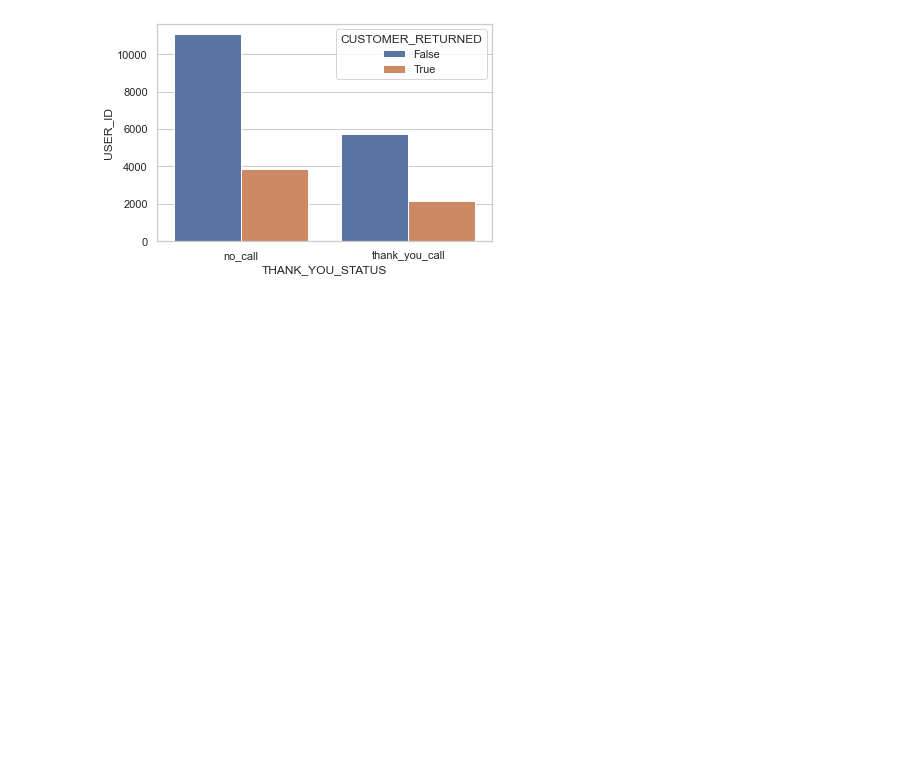
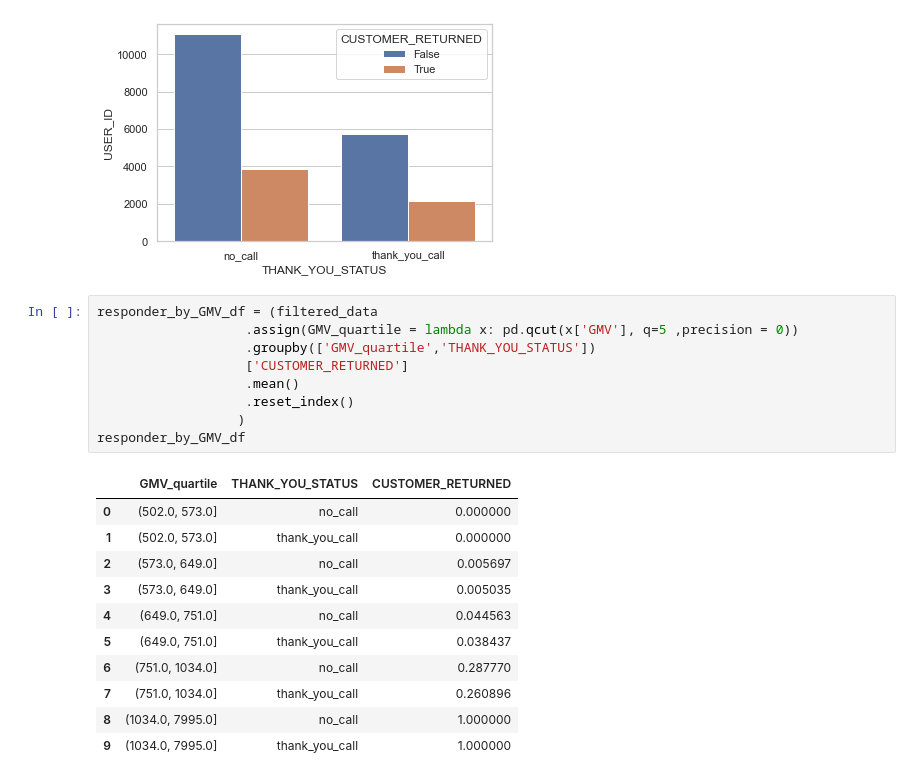
Before and after one commit to 16gs24/hotel-case, a Jupyter notebook: notebooks/1.0 Exploratory Analysis.ipynb, the cells around one changed output. Saved outputs shown, nothing was run; the diff lists cells and outputs as text; blank space fills up the shorter version.

```diff
--- a/notebooks/1.0 Exploratory Analysis.ipynb
+++ b/notebooks/1.0 Exploratory Analysis.ipynb
@@ -297,3 +298,24 @@ sns.barplot(x='THANK_YOU_STATUS',
 # %% [output]
 <AxesSubplot:xlabel='THANK_YOU_STATUS', ylabel='USER_ID'>
 [figure]
+# %%
+responder_by_GMV_df = (filtered_data
+                   .assign(GMV_quartile = lambda x: pd.qcut(x['GMV'], q=5 ,precision = 0))
+                   .groupby(['GMV_quartile','THANK_YOU_STATUS'])
+                   ['CUSTOMER_RETURNED']
+                   .mean()
+                   .reset_index()
+                  )
+responder_by_GMV_df
+# %% [output]
+|  | GMV_quartile | THANK_YOU_STATUS | CUSTOMER_RETURNED |
+| 0 | (502.0, 573.0] | no_call | 0.000000 |
+| 1 | (502.0, 573.0] | thank_you_call | 0.000000 |
+| 2 | (573.0, 649.0] | no_call | 0.005697 |
+| 3 | (573.0, 649.0] | thank_you_call | 0.005035 |
+| 4 | (649.0, 751.0] | no_call | 0.044563 |
+| 5 | (649.0, 751.0] | thank_you_call | 0.038437 |
+| 6 | (751.0, 1034.0] | no_call | 0.287770 |
+| 7 | (751.0, 1034.0] | thank_you_call | 0.260896 |
+| 8 | (1034.0, 7995.0] | no_call | 1.000000 |
+| 9 | (1034.0, 7995.0] | thank_you_call | 1.000000 |
```
Also changed, not shown: parts of 2 cells of this notebook, 1 other file.
